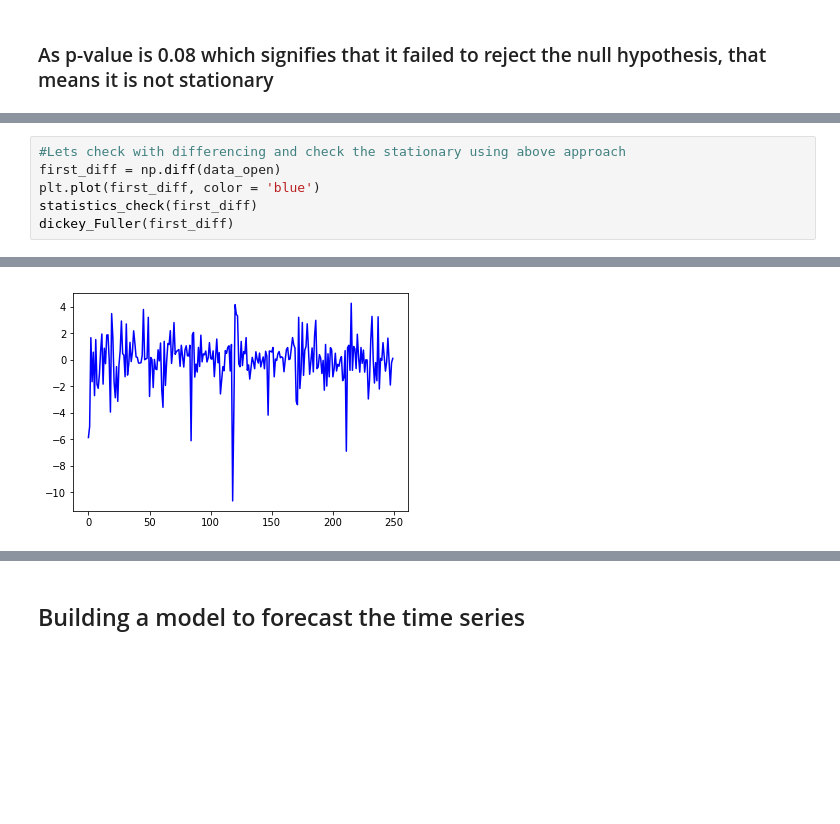
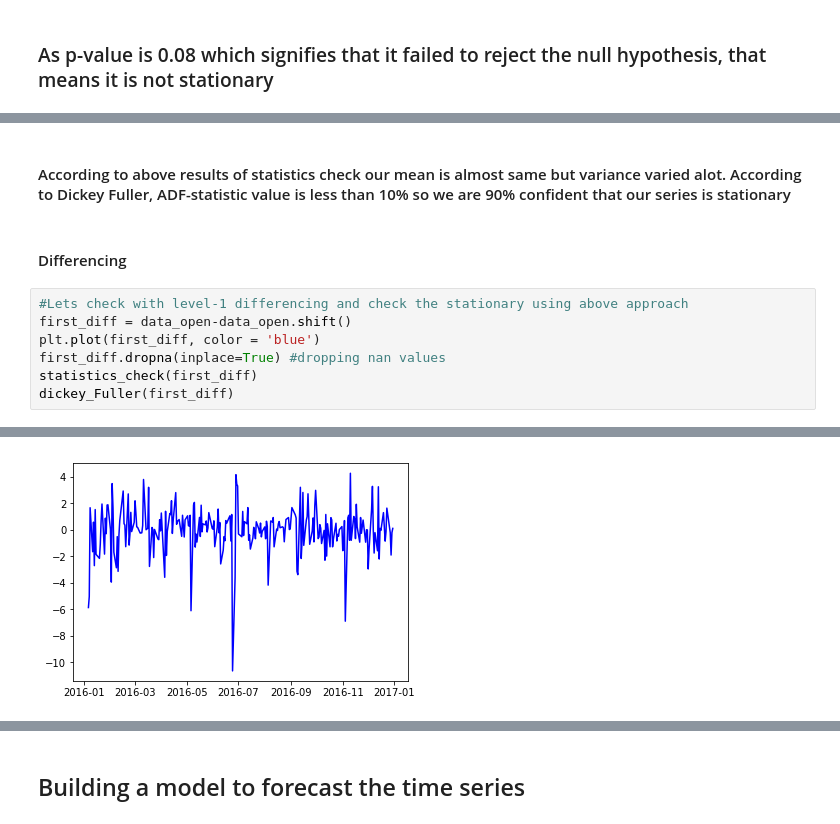
Before and after one commit to garg-sparsh/Stock-Price-Prediction, a Jupyter notebook: Time_Series_Forecasting_for_stock.ipynb, the cells around one changed output, grey strips where cells are left out. Drawn from its saved outputs; the diff is of its cells as text; blank space fills up the shorter version.

```diff
--- a/Time_Series_Forecasting_for_stock.ipynb
+++ b/Time_Series_Forecasting_for_stock.ipynb
@@ -165,7 +182,12 @@ There are two ways to convert the non stationary time-series to stationary time
+# %% [markdown]
+#### According to above results of statistics check our mean is almost same but variance varied alot. According to Dickey Fuller, ADF-statistic value is less than 10% so we are 90% confident that our series is stationary
+# %% [markdown]
+#### Differencing
 # %%
-#Lets check with differencing and check the stationary using above approach
-first_diff = np.diff(data_open)
+#Lets check with level-1 differencing and check the stationary using above approach
+first_diff = data_open-data_open.shift()
 plt.plot(first_diff, color = 'blue')
+first_diff.dropna(inplace=True) #dropping nan values
 statistics_check(first_diff)
 dickey_Fuller(first_diff)
 # %% [output]
@@ -174,7 +196,7 @@ variance1= 4.06299003557 , variance2= 2.14243662818
 ADF-Statistics: -9.55376589278
 P-value: 2.53086820874e-16
 Critical Values:
 1% : -3.45721523727
 5% : -2.87336184157
 10% : -2.57307007601
-[figure, old version]
+[figure, new version]
```
Also changed, not shown: parts of 14 cells of this notebook.
